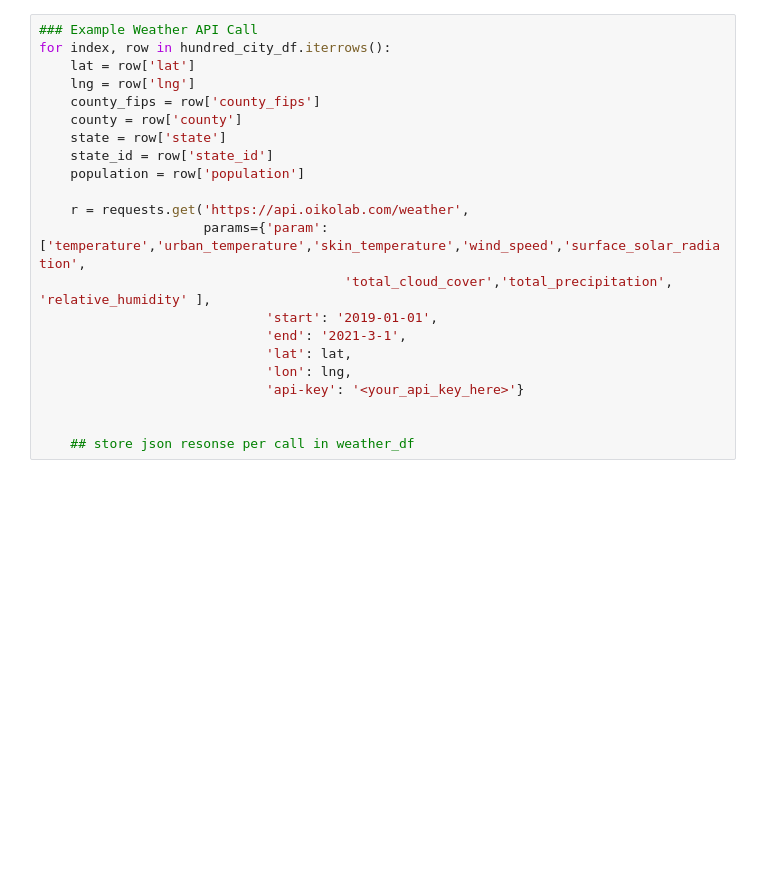
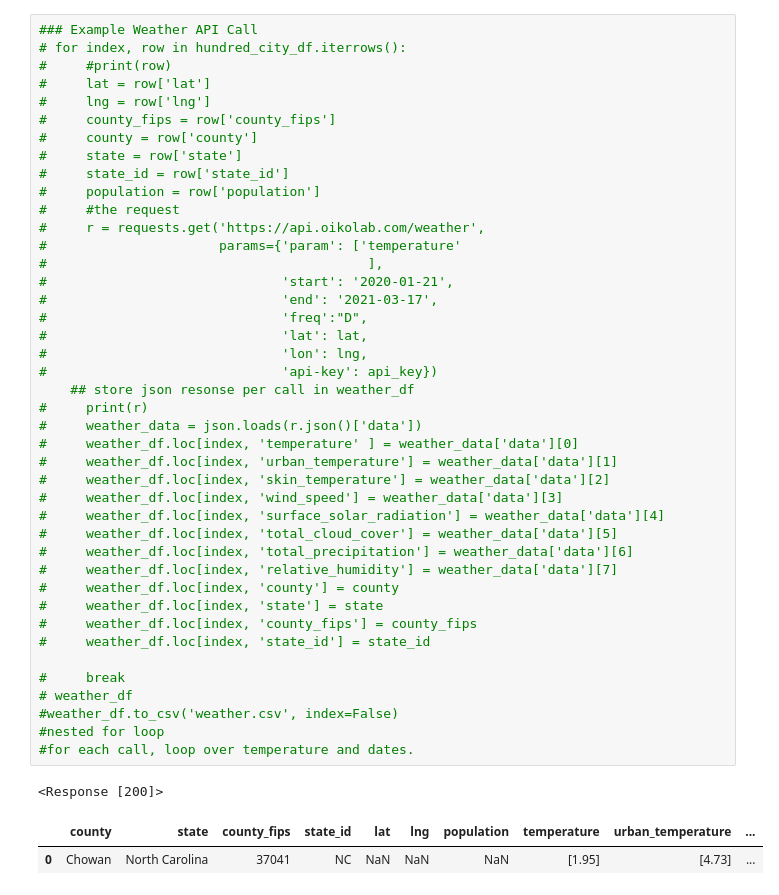
Before and after one commit to pkriger/project-01, a Jupyter notebook: Weather.ipynb, the cells around one changed output. Cells and saved outputs as stored; diff of their text form; blank space fills up the shorter version.

```diff
--- a/Weather.ipynb
+++ b/Weather.ipynb
@@ -34,22 +116,46 @@ weather_df, hundred_city_df
 # %%
 ### Example Weather API Call
-for index, row in hundred_city_df.iterrows():
-    lat = row['lat']
-    lng = row['lng']
-    county_fips = row['county_fips']
-    county = row['county']
-    state = row['state']
-    state_id = row['state_id']
-    population = row['population']
+# for index, row in hundred_city_df.iterrows():
+#     #print(row)
+#     lat = row['lat']
+#     lng = row['lng']
+#     county_fips = row['county_fips']
+#     county = row['county']
+#     state = row['state']
+#     state_id = row['state_id']
+#     population = row['population']
+#     #the request
+#     r = requests.get('https://api.oikolab.com/weather',
+#                      params={'param': ['temperature'
+#                                         ],
+#                              'start': '2020-01-21',
+#                              'end': '2021-03-17',
+#                              'freq':"D",
+#                              'lat': lat,
+#                              'lon': lng,
+#                              'api-key': api_key})
+    ## store json resonse per call in weather_df
+#     print(r)
+#     weather_data = json.loads(r.json()['data'])
+#     weather_df.loc[index, 'temperature' ] = weather_data['data'][0]
+#     weather_df.loc[index, 'urban_temperature'] = weather_data['data'][1]
+#     weather_df.loc[index, 'skin_temperature'] = weather_data['data'][2]
+#     weather_df.loc[index, 'wind_speed'] = weather_data['data'][3]
+#     weather_df.loc[index, 'surface_solar_radiation'] = weather_data['data'][4]
+#     weather_df.loc[index, 'total_cloud_cover'] = weather_data['data'][5]
+#     weather_df.loc[index, 'total_precipitation'] = weather_data['data'][6]
+#     weather_df.loc[index, 'relative_humidity'] = weather_data['data'][7]
+#     weather_df.loc[index, 'county'] = county
+#     weather_df.loc[index, 'state'] = state
+#     weather_df.loc[index, 'county_fips'] = county_fips
+#     weather_df.loc[index, 'state_id'] = state_id
 
-    r = requests.get('https://api.oikolab.com/weather',
-                     params={'param': ['temperature','urban_temperature','skin_temperature','wind_speed','surface_solar_radiation',
-                                       'total_cloud_cover','total_precipitation', 'relative_humidity' ],
-                             'start': '2019-01-01',
-                             'end': '2021-3-1',
-                             'lat': lat,
-                             'lon': lng,
-                             'api-key': '<your_api_key_here>'}
-
-
-    ## store json resonse per call in weather_df
+#     break
+# weather_df
+#weather_df.to_csv('weather.csv', index=False)
+#nested for loop
+#for each call, loop over temperature and dates.
+# %% [output]
+<Response [200]>
+|  | county | state | county_fips | state_id | lat | lng | population | temperature | urban_temperature | ... |
+| 0 | Chowan | North Carolina | 37041 | NC | NaN | NaN | NaN | [1.95] | [4.73] | ... |
```
Also changed, not shown: parts of 5 cells of this notebook.
